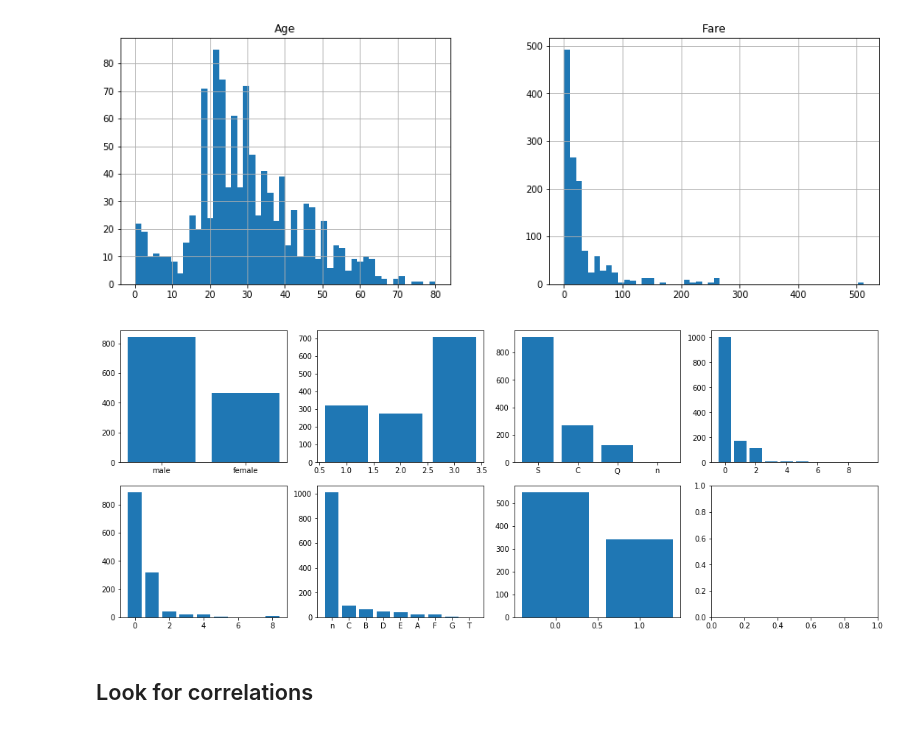
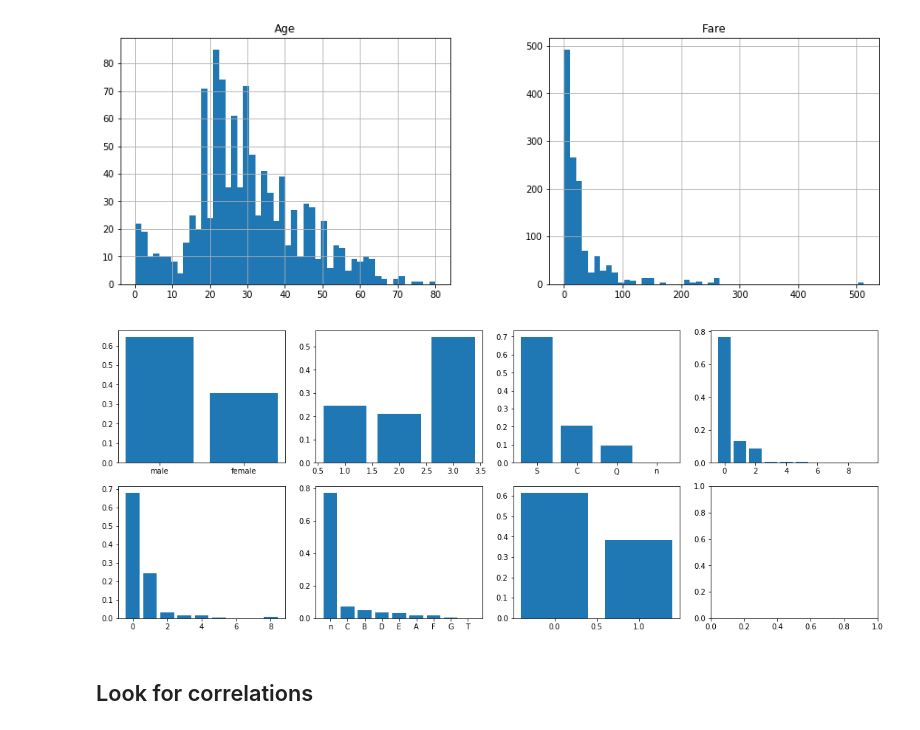
Before and after one commit to AnaRuizS/CSmachineLearning, a Jupyter notebook: Ml_titanic.ipynb, the cells around one changed output. Drawn from its saved outputs; the diff is of its cells as text; code cells hidden in the pictures.

```diff
--- a/Ml_titanic.ipynb
+++ b/Ml_titanic.ipynb
@@ -8,11 +8,11 @@ import matplotlib.pyplot as plt
 # %% [markdown]
 # Loading train and test data
 # %%
-train=pd.read_csv('titanic/train.csv')
-test= pd.read_csv('titanic/test.csv')
+train_set=pd.read_csv('titanic/train.csv')
+test_set= pd.read_csv('titanic/test.csv')
 # %%
 # concatenate the two sets to process data equally
-all_titanic= pd.concat([train,test], sort=False)
+all_titanic= pd.concat([train_set,test_set], sort=False)
 # %% [markdown]
 ### Exploring data set for insights
 # %%
@@ -94,21 +95,22 @@ counts5=all_titanic['SibSp'].value_counts()
 counts6=all_titanic['Cabin'].value_counts()
 counts7=all_titanic['Survived'].value_counts()
 # %%
+# categorical bar plots
 fig, axes = plt.subplots(nrows=2, ncols=4, figsize=(15,6))
 fig.tight_layout()
 plt.subplot(241)
-ax1=plt.bar(counts1.index, counts1.values)
+ax1=plt.bar(counts1.index, counts1.values/counts1.values.sum())
 plt.subplot(242)
-ax2=plt.bar(counts2.index, counts2.values)
+ax2=plt.bar(counts2.index, counts2.values/counts2.values.sum())
 plt.subplot(243)
-ax3=plt.bar(counts3.index, counts3.values)
+ax3=plt.bar(counts3.index, counts3.values/counts3.values.sum())
 plt.subplot(244)
-ax4=plt.bar(counts4.index, counts4.values)
+ax4=plt.bar(counts4.index, counts4.values/counts4.values.sum())
 plt.subplot(245)
-ax5=plt.bar(counts5.index, counts5.values)
+ax5=plt.bar(counts5.index, counts5.values/counts5.values.sum())
 plt.subplot(246)
-ax6=plt.bar(counts6.index, counts6.values)
+ax6=plt.bar(counts6.index, counts6.values/counts6.values.sum())
 plt.subplot(247)
-ax7=plt.bar(counts7.index, counts7.values)
+ax7=plt.bar(counts7.index, counts7.values/counts7.values.sum())
 # %% [output]
-[figure, old version]
+[figure, new version]
```
Also changed, not shown: parts of 17 cells of this notebook.
